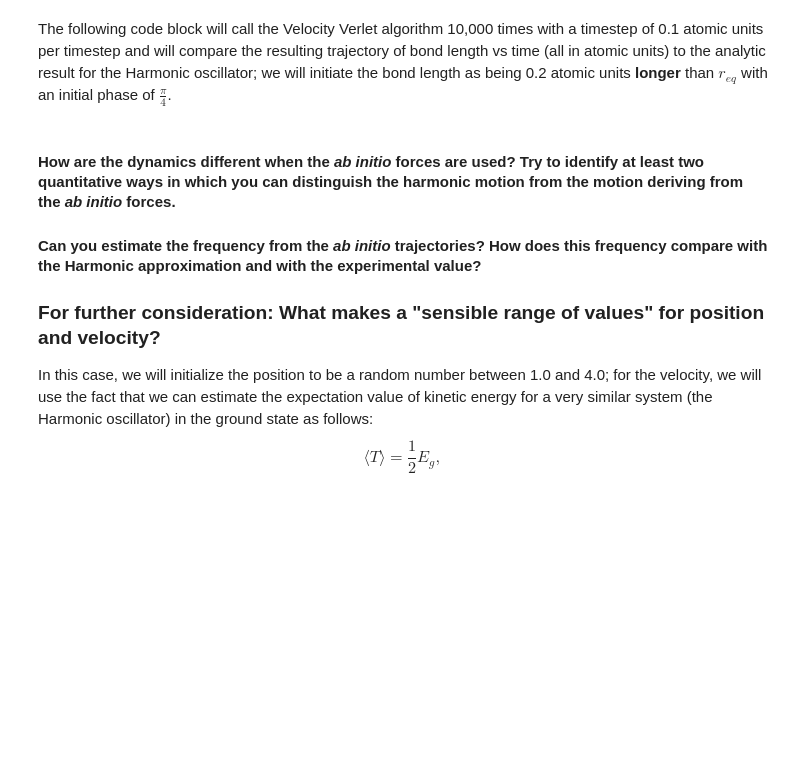
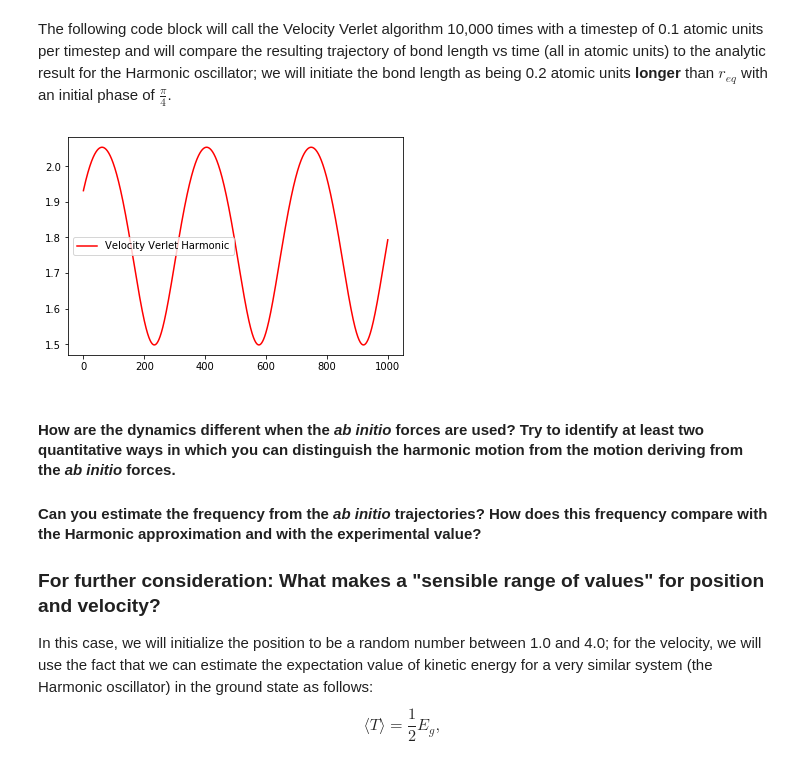
Before and after one commit to Chem6004/Joan, a Jupyter notebook: Computational_Lab_3.ipynb, the cells around one changed output. Saved outputs shown, nothing was run; the diff lists cells and outputs as text; code cells hidden in the pictures; blank space fills up the shorter version.

```diff
--- a/Computational_Lab_3.ipynb
+++ b/Computational_Lab_3.ipynb
@@ -246,10 +266,18 @@ We will create a function called Velocity_Verlet that takes the arguments r_curr
 # %%
 ''' Velocity Verlet function goes in this cell! '''
 def Velocity_Verlet(r_curr, v_curr, mu, force_spline, dt):
+    a_curr = -1 * force_spline(r_curr)/mu
+
+    r_future = r_curr + v_curr * dt + 0.5 * a_curr * dt**2
+
+    a_future = -1 * force_spline (r_future)/mu
+
+    v_future = v_curr + 0.5 * (a_curr  + a_future ) * dt
+
 
     ### Velocity Verlet function will compute r_new and v_new,
     ### and return them in a list!
-    return [r_new, v_new]
+    return [r_future, v_future]
 # %% [markdown]
 ### Validating Velocity-Verlet algorithm with the Harmonic Oscillator
 Newton's equation of motion can be solved analytically for the Harmonic oscillator, and we can use this fact to validate our Velocity-Verlet algorithm (which provides an *approximate* solution to Newton's equation of motion for arbitrary potentials).  That is,
@@ -303,38 +331,40 @@ hr_vs_t[0] = Req+x0
 hv_vs_t[0] = v0
 
 ### We need a spline object for the harmonic force to pass to the Velocity Verlet algorithm,
 ### let's get that now!
 
 ### spline for Harmonic potential using RHF_k
 Harm_Pot_spline = InterpolatedUnivariateSpline(r_fine, Harm_Pot, k=3)
 ### RHF harmonic force
 Harm_Force = Harm_Pot_spline.derivative()
 
 
 ### first Velocity Verlet update
-result_array = Velocity_Verlet(hr_vs_t[0], hv_vs_t[0], mu, Force_spline, dt)
+result_array = Velocity_Verlet(hr_vs_t[0], hv_vs_t[0], mu, Force_Spline, dt)
 ### first analytic result
-ar_vs_t[0] = harmonic_position(om, Amp, np.pi/4, Req, 0)
+#ar_vs_t[0] = harmonic_position(om, Amp, np.pi/4, Req, 0) (commented out, need for later)
 ### do the update N_update-1 more times
 for i in range(1,N_updates):
     ### store current time
     t_array[i] = dt*i
     ### Compute VV update using ab initio Force
-    result_array = Velocity_Verlet(result_array[0], result_array[1], mu, Force_spline, dt)
+    result_array = Velocity_Verlet(result_array[0], result_array[1], mu, Force_Spline, dt)
     ### Compute VV update using Harmonic model Force
     #result_array = Velocity_Verlet(result_array[0], result_array[1], mu, Harm_Force, dt)
     ### store results from VV update
     hr_vs_t[i] = result_array[0]
     hv_vs_t[i] = result_array[1]
     ### compute and store results from analytic solution
-    ar_vs_t[i] = harmonic_position(om, Amp, np.pi/4, Req, dt*i)
+    #ar_vs_t[i] = harmonic_position(om, Amp, np.pi/4, Req, dt*i) (commented out, need for later)
 
 ### Plot result and compare!
 #plt.plot(hr_vs_t, mu*hv_vs_t, 'red', label="Velocity Verlet")
 plt.plot(t_array, hr_vs_t, 'red', label="Velocity Verlet Harmonic")
-plt.plot(t_array, ar_vs_t, 'b--', label="Analytic Harmonic")
+#plt.plot(t_array, ar_vs_t, 'b--', label="Analytic Harmonic") (commented out, need for later)
 plt.legend()
 plt.show()
+# %% [output]
+[figure, added]
 # %% [markdown]
 #### How are the dynamics different when the *ab* *initio* forces are used?  Try to identify at least two quantitative ways in which you can distinguish the harmonic motion from the motion deriving from the *ab* *initio* forces.
 
```
Also changed, not shown: parts of 10 cells of this notebook.
